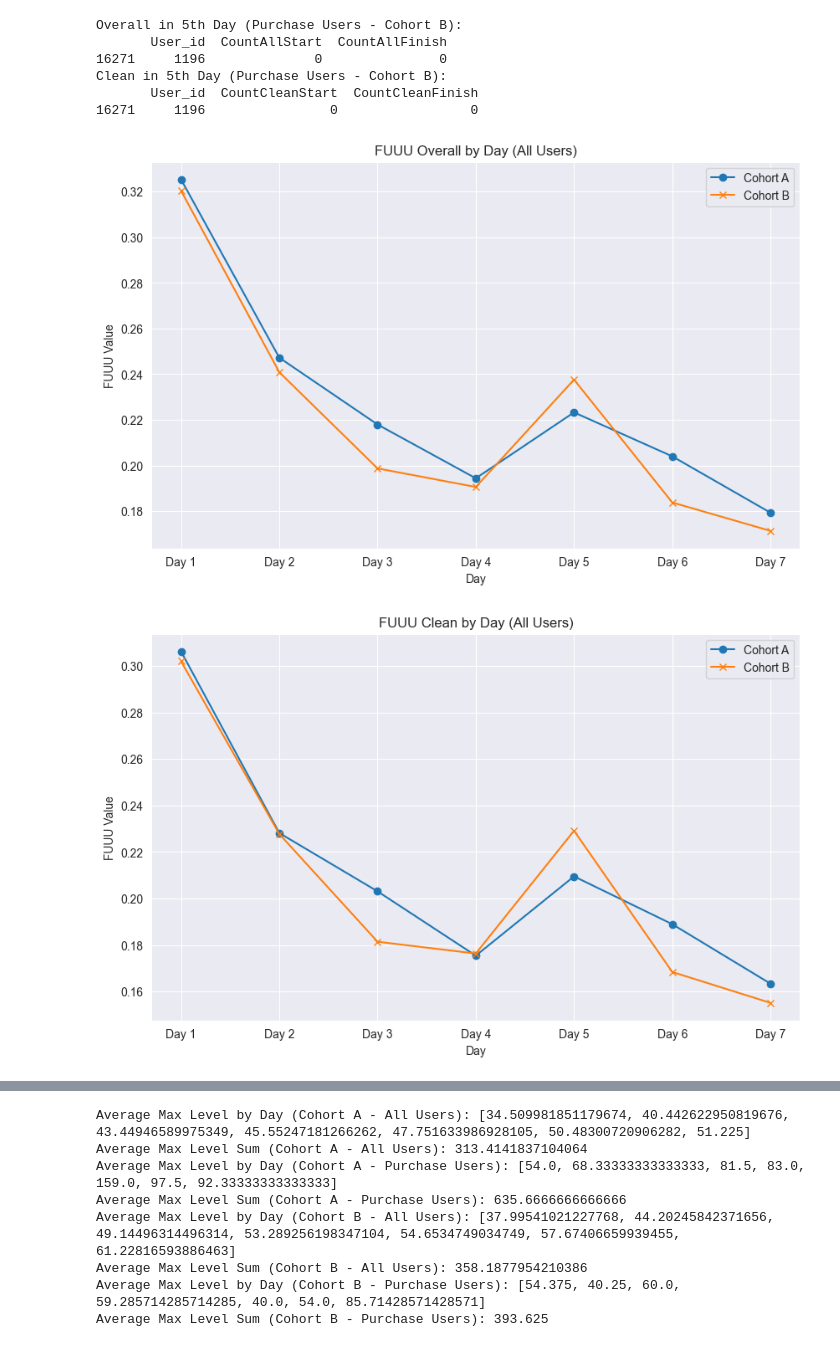
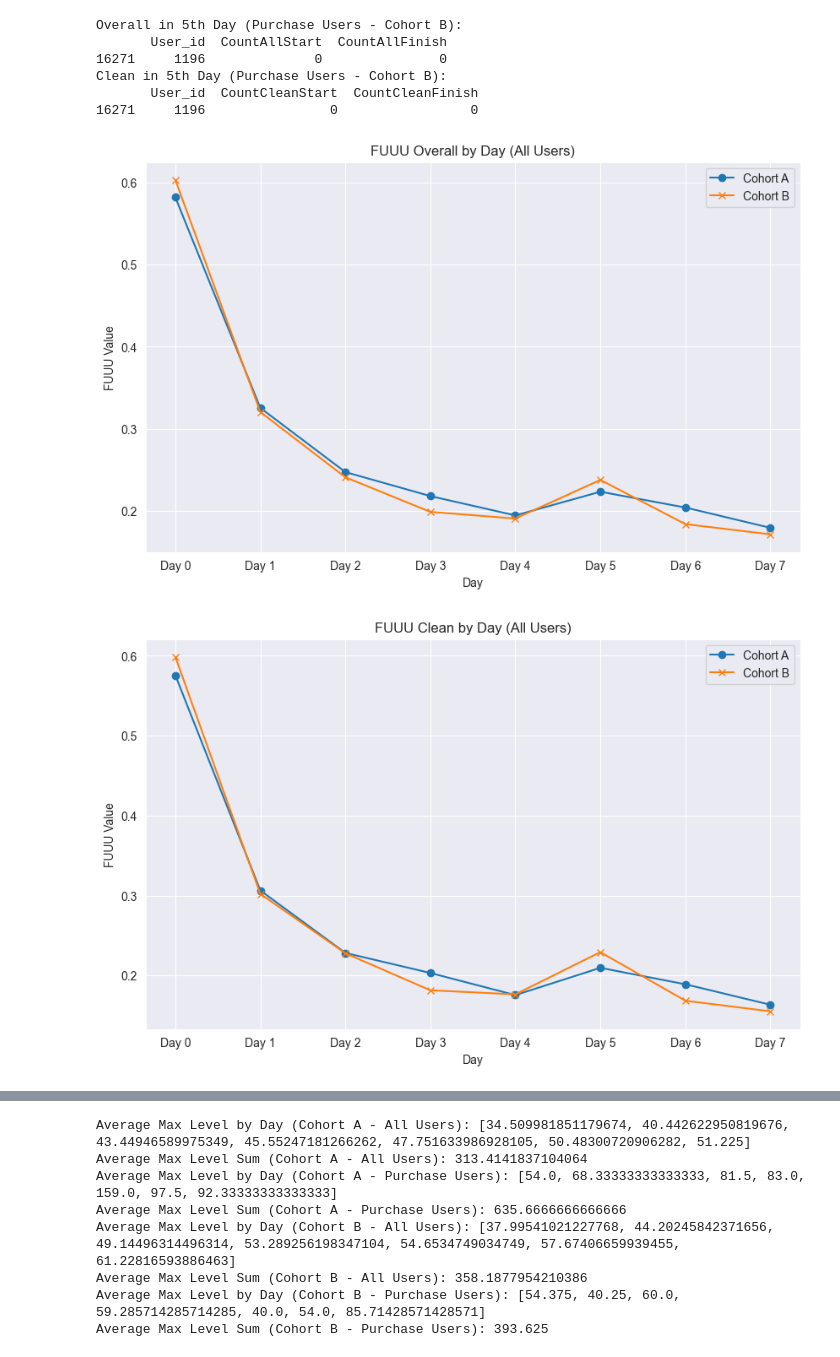
Before and after one commit to prosto-vlad19/A-B_testing_analysis, a Jupyter notebook: activity.ipynb, the cells around one changed output, grey strips where cells are left out. Cells and saved outputs as stored; diff of their text form; code cells hidden in the pictures.

```diff
--- a/activity.ipynb
+++ b/activity.ipynb
@@ -146,8 +147,10 @@ def calculate_fuuu(data, filter_by_purchase=False):
     fuuu_clean_by_day = []
 
     for day in range(8):  # Включая день 0 (установки)
+        """
         if day == 0:
             continue  # Пропускаем день 0
+        """
         day_data = data[data['Retention'] == day]
 
         # Фильтруем данные, оставляя только пользователей с покупками, если необходимо
@@ -256,7 +259,7 @@ def plot_fuuu_comparison(data1, data2, title, labels):
     plt.title(title)
     plt.xlabel('Day')
     plt.ylabel('FUUU Value')
-    plt.xticks(x, ['Day 1', 'Day 2', 'Day 3', 'Day 4', 'Day 5', 'Day 6', 'Day 7'])
+    plt.xticks(x, ['Day 0','Day 1', 'Day 2', 'Day 3', 'Day 4', 'Day 5', 'Day 6', 'Day 7'])
     plt.legend()
     plt.grid(True)
     plt.show()
@@ -281,32 +284,32 @@ plot_fuuu_comparison(fuuu_A_overall_by_day_all, fuuu_B_overall_by_day_all,
 
 plot_fuuu_comparison(fuuu_A_clean_by_day_all, fuuu_B_clean_by_day_all,
                     'FUUU Clean by Day (All Users)',
                     ['Cohort A', 'Cohort B'])
 
 plot_fuuu_comparison(fuuu_A_overall_by_day_purchase, fuuu_B_overall_by_day_purchase,
                     'FUUU Overall by Day (Purchase Users)',
                     ['Cohort A', 'Cohort B'])
 
 plot_fuuu_comparison(fuuu_A_clean_by_day_purchase, fuuu_B_clean_by_day_purchase,
                     'FUUU Clean by Day (Purchase Users)',
                     ['Cohort A', 'Cohort B'])
 
 # Постройте 4 гистограммы с сравнением когорт
 plot_fuuu_histogram([fuuu_A_overall_sum_all, fuuu_B_overall_sum_all],
                     'FUUU Overall Sum (All Users)',
                     ['Cohort A', 'Cohort B'])
 
 plot_fuuu_histogram([fuuu_A_clean_sum_all, fuuu_B_clean_sum_all],
                     'FUUU Clean Sum (All Users)',
                     ['Cohort A', 'Cohort B'])
 
 plot_fuuu_histogram([fuuu_A_overall_sum_purchase, fuuu_B_overall_sum_purchase],
                     'FUUU Overall Sum (Purchase Users)',
                     ['Cohort A', 'Cohort B'])
 
 plot_fuuu_histogram([fuuu_A_clean_sum_purchase, fuuu_B_clean_sum_purchase],
                     'FUUU Clean Sum (Purchase Users)',
                     ['Cohort A', 'Cohort B'])
 # %% [output]
-[figure, old version]
+[figure, new version]
-[figure, old version]
+[figure, new version]
```
Also changed, not shown: parts of 6 cells of this notebook.
